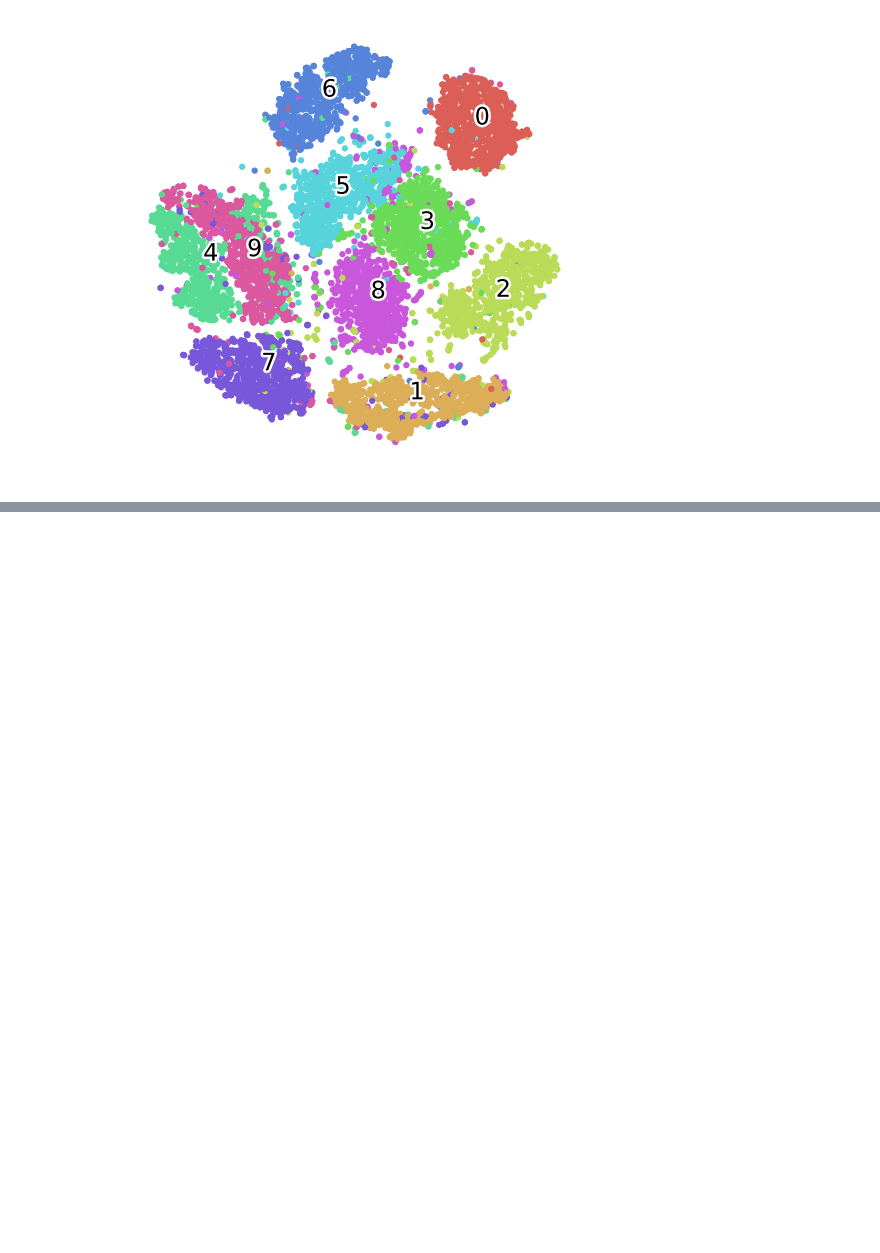
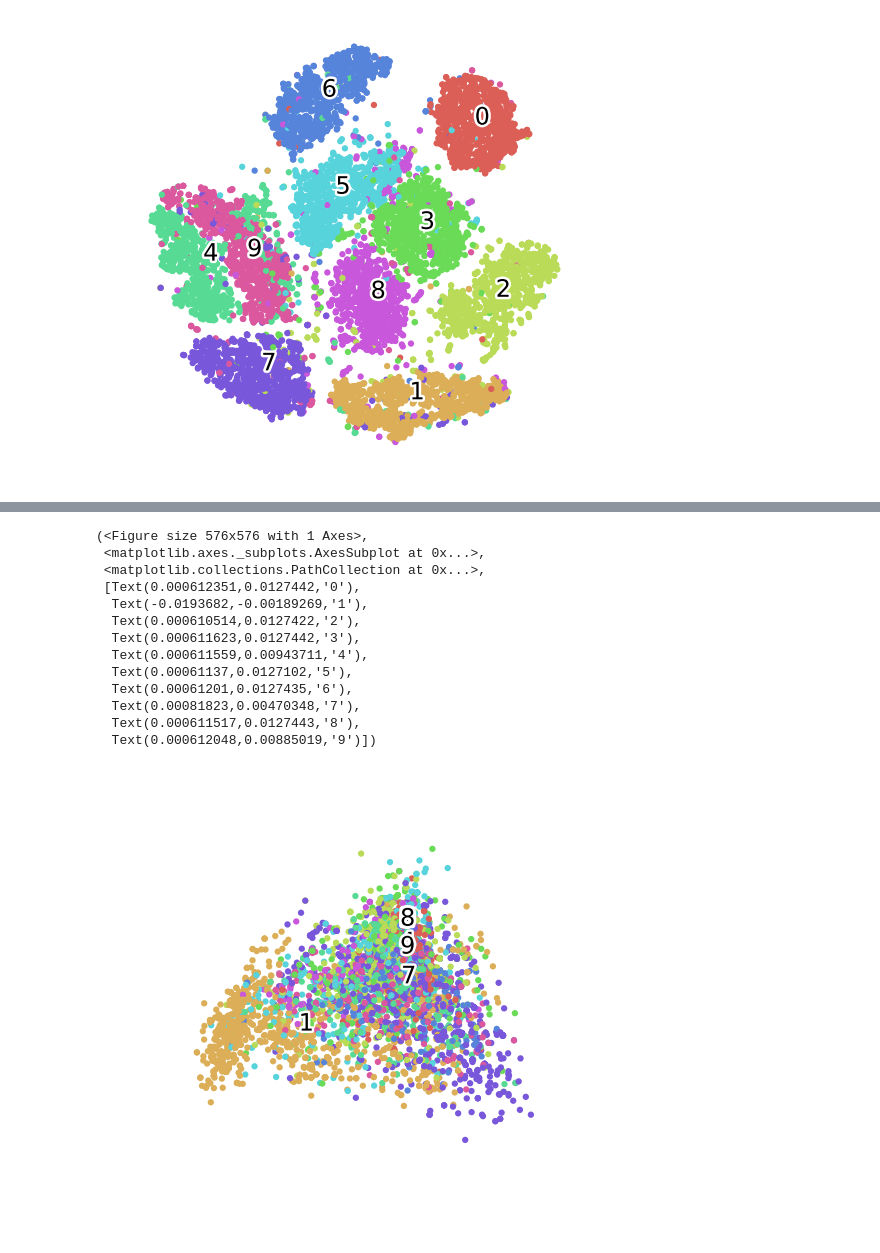
Before and after one commit to zifanw/tnn, a Jupyter notebook: project/Untitled1.ipynb, the cells around one changed output, grey strips where cells are left out. Cells and saved outputs as stored; diff of their text form; code cells hidden in the pictures; blank space fills up the shorter version.

```diff
--- a/project/Untitled1.ipynb
+++ b/project/Untitled1.ipynb
@@ -116 +119,24 @@ fashion_scatter(pca_result,high_y)
+# %%
+from sklearn.decomposition import FastICA
+
+ica = FastICA(n_components=4)
+ica_result = ica.fit_transform(high_x)
+ica_data = np.hstack([ica_result[:,1:2], ica_result[:, 4:5]])
+
+fashion_scatter(ica_data[:,2:],high_y)
+# %% [output]
+(<Figure size 576x576 with 1 Axes>,
+ <matplotlib.axes._subplots.AxesSubplot at 0x...>,
+ <matplotlib.collections.PathCollection at 0x...>,
+ [Text(0.000612351,0.0127442,'0'),
+  Text(-0.0193682,-0.00189269,'1'),
+  Text(0.000610514,0.0127422,'2'),
+  Text(0.000611623,0.0127442,'3'),
+  Text(0.000611559,0.00943711,'4'),
+  Text(0.00061137,0.0127102,'5'),
+  Text(0.00061201,0.0127435,'6'),
+  Text(0.00081823,0.00470348,'7'),
+  Text(0.000611517,0.0127443,'8'),
+  Text(0.000612048,0.00885019,'9')])
+[figure, added]
 # %%
```
Also changed, not shown: parts of 7 cells of this notebook, 12 other files.
